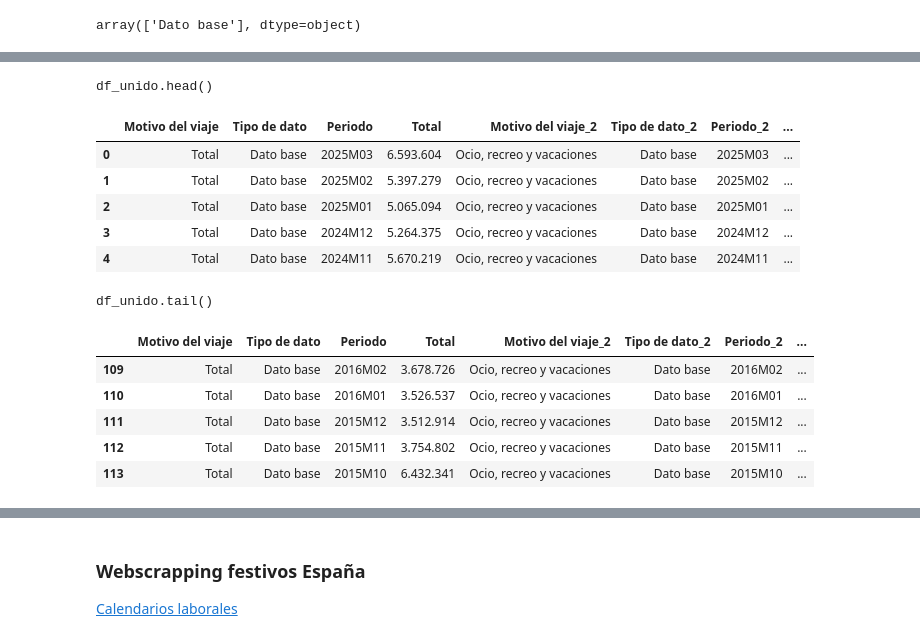
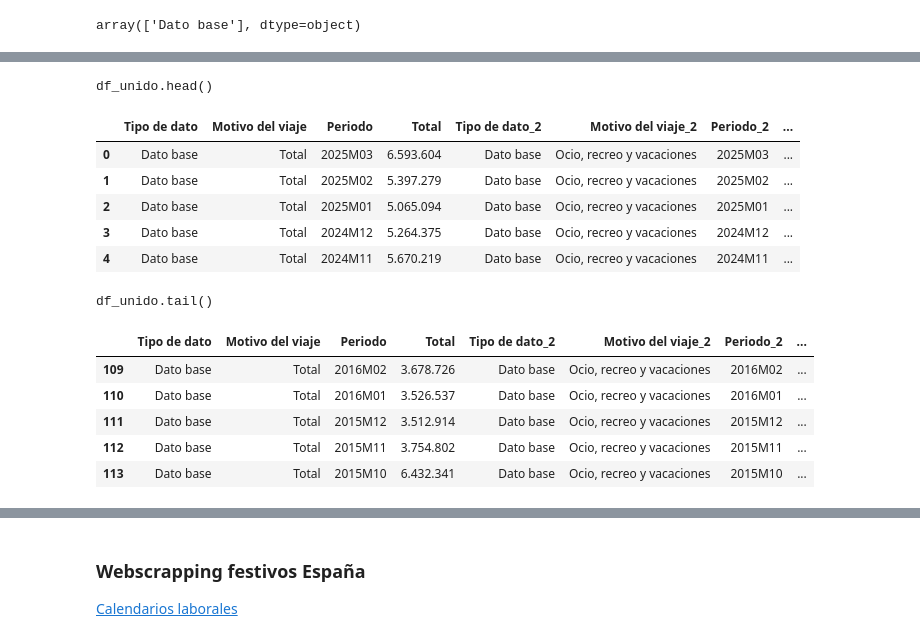
Before and after one commit to anapstl/Travel_EDA, a Jupyter notebook: EDA.ipynb, the cells around one changed output, grey strips where cells are left out. Drawn from its saved outputs; the diff is of its cells as text; code cells hidden in the pictures.

```diff
--- a/EDA.ipynb
+++ b/EDA.ipynb
@@ -192,31 +695,31 @@ df_extra.tail()
 # %%
-# Divide el DataFrame en bloques de 114 filas
-n = 114
-bloques = [df_extranjeros.iloc[i:i+n].reset_index(drop=True) for i in range(0, len(df_extranjeros), n)]
+# # Divide el DataFrame en bloques de 114 filas
+# n = 114
+# bloques = [df_extranjeros.iloc[i:i+n].reset_index(drop=True) for i in range(0, len(df_extranjeros), n)]
 
-# Renombra las columnas de cada bloque (excepto el primero) para evitar duplicados
-for idx, bloque in enumerate(bloques[1:], start=2):
-    bloque.columns = [f"{col}_{idx}" for col in bloque.columns]
+# # Renombra las columnas de cada bloque (excepto el primero) para evitar duplicados
+# for idx, bloque in enumerate(bloques[1:], start=2):
+#     bloque.columns = [f"{col}_{idx}" for col in bloque.columns]
 
-# Une los bloques por columnas (axis=1)
-df_unido = pd.concat(bloques, axis=1)
+# # Une los bloques por columnas (axis=1)
+# df_unido = pd.concat(bloques, axis=1)
 
-display("df_unido.head()", "df_unido.tail()")
+# display("df_unido.head()", "df_unido.tail()")
 # %% [output]
 df_unido.head()
-|  | Motivo del viaje | Tipo de dato | Periodo | Total | Motivo del viaje_2 | Tipo de dato_2 | Periodo_2 | ... |
-| 0 | Total | Dato base | 2025M03 | 6.593.604 | Ocio, recreo y vacaciones | Dato base | 2025M03 | ... |
-| 1 | Total | Dato base | 2025M02 | 5.397.279 | Ocio, recreo y vacaciones | Dato base | 2025M02 | ... |
-| 2 | Total | Dato base | 2025M01 | 5.065.094 | Ocio, recreo y vacaciones | Dato base | 2025M01 | ... |
-| 3 | Total | Dato base | 2024M12 | 5.264.375 | Ocio, recreo y vacaciones | Dato base | 2024M12 | ... |
-| 4 | Total | Dato base | 2024M11 | 5.670.219 | Ocio, recreo y vacaciones | Dato base | 2024M11 | ... |
+|  | Tipo de dato | Motivo del viaje | Periodo | Total | Tipo de dato_2 | Motivo del viaje_2 | Periodo_2 | ... |
+| 0 | Dato base | Total | 2025M03 | 6.593.604 | Dato base | Ocio, recreo y vacaciones | 2025M03 | ... |
+| 1 | Dato base | Total | 2025M02 | 5.397.279 | Dato base | Ocio, recreo y vacaciones | 2025M02 | ... |
+| 2 | Dato base | Total | 2025M01 | 5.065.094 | Dato base | Ocio, recreo y vacaciones | 2025M01 | ... |
+| 3 | Dato base | Total | 2024M12 | 5.264.375 | Dato base | Ocio, recreo y vacaciones | 2024M12 | ... |
+| 4 | Dato base | Total | 2024M11 | 5.670.219 | Dato base | Ocio, recreo y vacaciones | 2024M11 | ... |
 df_unido.tail()
-|  | Motivo del viaje | Tipo de dato | Periodo | Total | Motivo del viaje_2 | Tipo de dato_2 | Periodo_2 | ... |
-| 109 | Total | Dato base | 2016M02 | 3.678.726 | Ocio, recreo y vacaciones | Dato base | 2016M02 | ... |
-| 110 | Total | Dato base | 2016M01 | 3.526.537 | Ocio, recreo y vacaciones | Dato base | 2016M01 | ... |
-| 111 | Total | Dato base | 2015M12 | 3.512.914 | Ocio, recreo y vacaciones | Dato base | 2015M12 | ... |
-| 112 | Total | Dato base | 2015M11 | 3.754.802 | Ocio, recreo y vacaciones | Dato base | 2015M11 | ... |
-| 113 | Total | Dato base | 2015M10 | 6.432.341 | Ocio, recreo y vacaciones | Dato base | 2015M10 | ... |
+|  | Tipo de dato | Motivo del viaje | Periodo | Total | Tipo de dato_2 | Motivo del viaje_2 | Periodo_2 | ... |
+| 109 | Dato base | Total | 2016M02 | 3.678.726 | Dato base | Ocio, recreo y vacaciones | 2016M02 | ... |
+| 110 | Dato base | Total | 2016M01 | 3.526.537 | Dato base | Ocio, recreo y vacaciones | 2016M01 | ... |
+| 111 | Dato base | Total | 2015M12 | 3.512.914 | Dato base | Ocio, recreo y vacaciones | 2015M12 | ... |
+| 112 | Dato base | Total | 2015M11 | 3.754.802 | Dato base | Ocio, recreo y vacaciones | 2015M11 | ... |
+| 113 | Dato base | Total | 2015M10 | 6.432.341 | Dato base | Ocio, recreo y vacaciones | 2015M10 | ... |
 # %% [markdown]
 ### Turistas nacionales - ETR
 * Descripción: Datos sobre viajes realizados por los residentes en España, tanto dentro como fuera del país.
```
Also changed, not shown: parts of 36 cells of this notebook, 2 other files.
